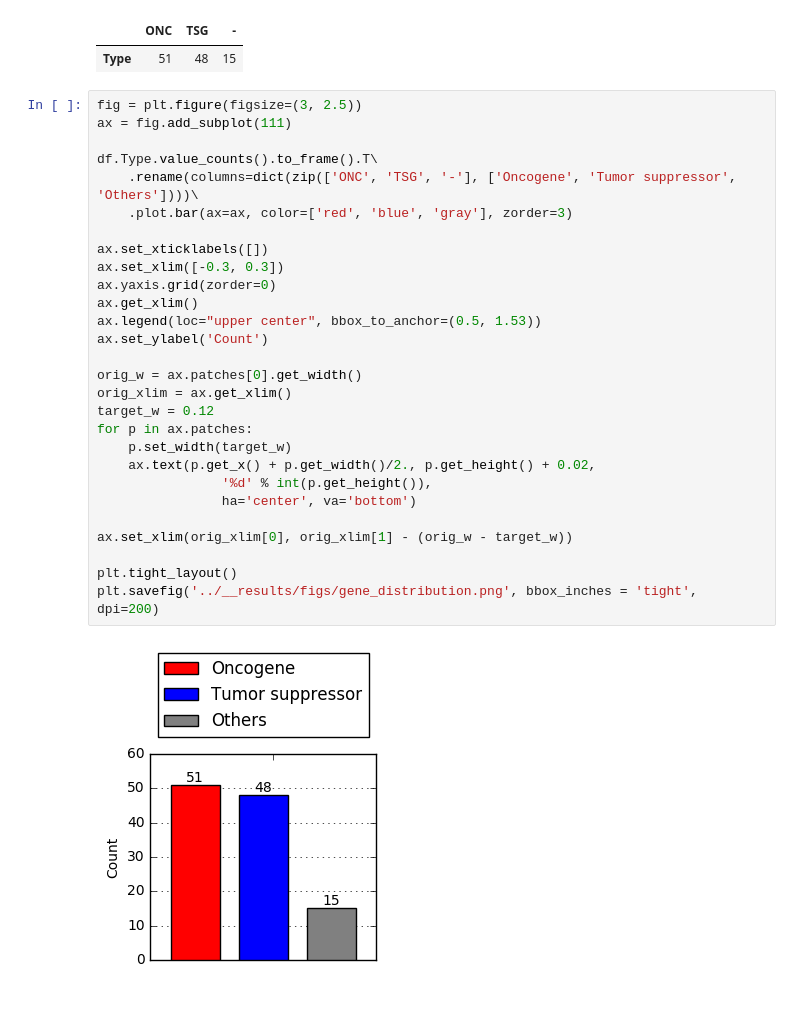
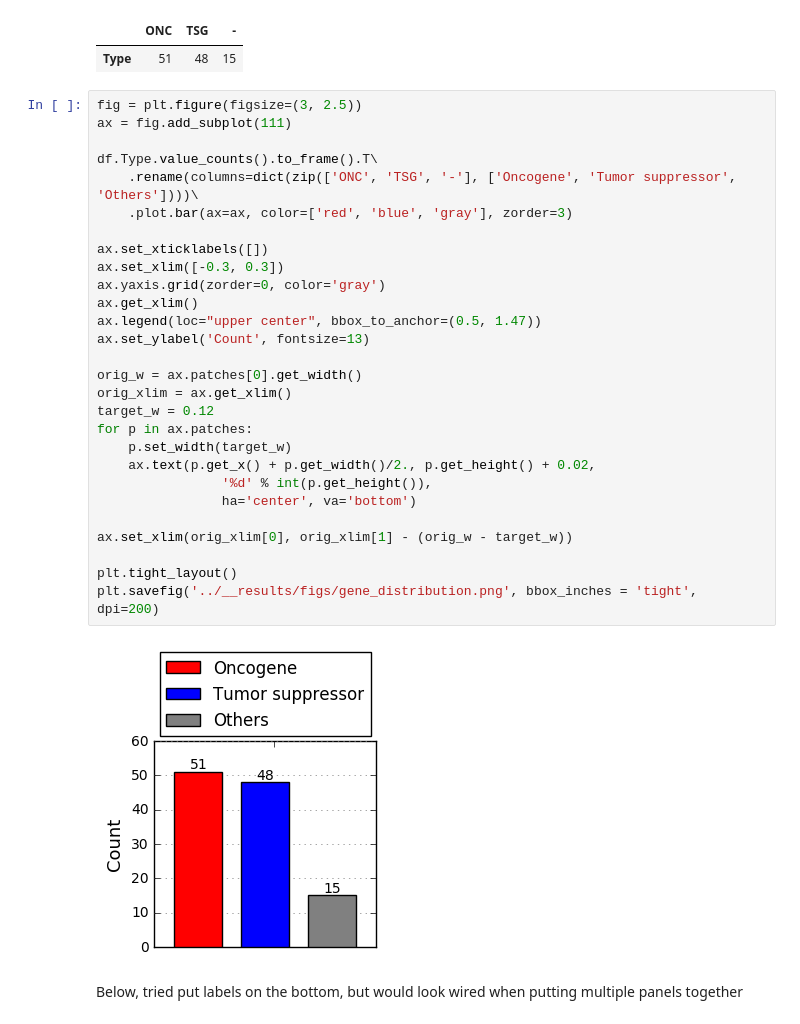
Before and after one commit to bcgsc/tasrkleat-TCGA-analysis-scripts, a Jupyter notebook: analysis-notebooks/core/plot-gene-type-ONC-or-TSG-distribution.ipynb, the cells around one changed output. Saved outputs shown, nothing was run; the diff lists cells and outputs as text.

```diff
--- a/analysis-notebooks/core/plot-gene-type-ONC-or-TSG-distribution.ipynb
+++ b/analysis-notebooks/core/plot-gene-type-ONC-or-TSG-distribution.ipynb
@@ -22,30 +22,32 @@ df.Type.value_counts().to_frame().T
 # %%
 fig = plt.figure(figsize=(3, 2.5))
 ax = fig.add_subplot(111)
 
 df.Type.value_counts().to_frame().T\
     .rename(columns=dict(zip(['ONC', 'TSG', '-'], ['Oncogene', 'Tumor suppressor', 'Others'])))\
     .plot.bar(ax=ax, color=['red', 'blue', 'gray'], zorder=3)
 
 ax.set_xticklabels([])
 ax.set_xlim([-0.3, 0.3])
-ax.yaxis.grid(zorder=0)
+ax.yaxis.grid(zorder=0, color='gray')
 ax.get_xlim()
-ax.legend(loc="upper center", bbox_to_anchor=(0.5, 1.53))
-ax.set_ylabel('Count')
+ax.legend(loc="upper center", bbox_to_anchor=(0.5, 1.47))
+ax.set_ylabel('Count', fontsize=13)
 
 orig_w = ax.patches[0].get_width()
 orig_xlim = ax.get_xlim()
 target_w = 0.12
 for p in ax.patches:
     p.set_width(target_w)
     ax.text(p.get_x() + p.get_width()/2., p.get_height() + 0.02,
                 '%d' % int(p.get_height()),
                 ha='center', va='bottom')
 
 ax.set_xlim(orig_xlim[0], orig_xlim[1] - (orig_w - target_w))
 
 plt.tight_layout()
 plt.savefig('../__results/figs/gene_distribution.png', bbox_inches = 'tight', dpi=200)
 # %% [output]
-[figure, old version]
+[figure, new version]
+# %% [markdown]
+Below, tried put labels on the bottom, but would look wired when putting multiple panels together
```
Also changed, not shown: parts of 1 cell of this notebook, 3 other files.
